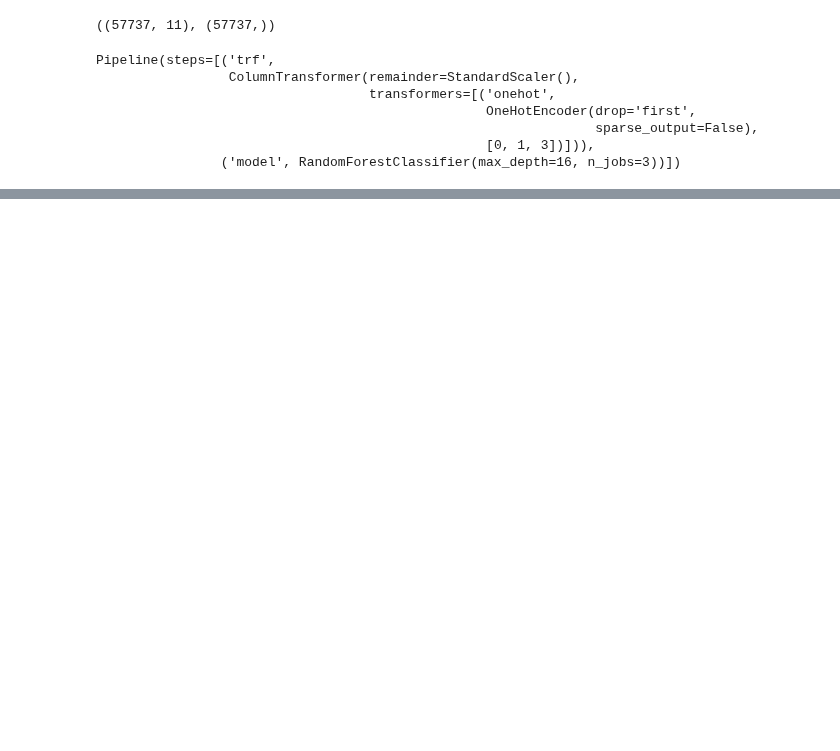
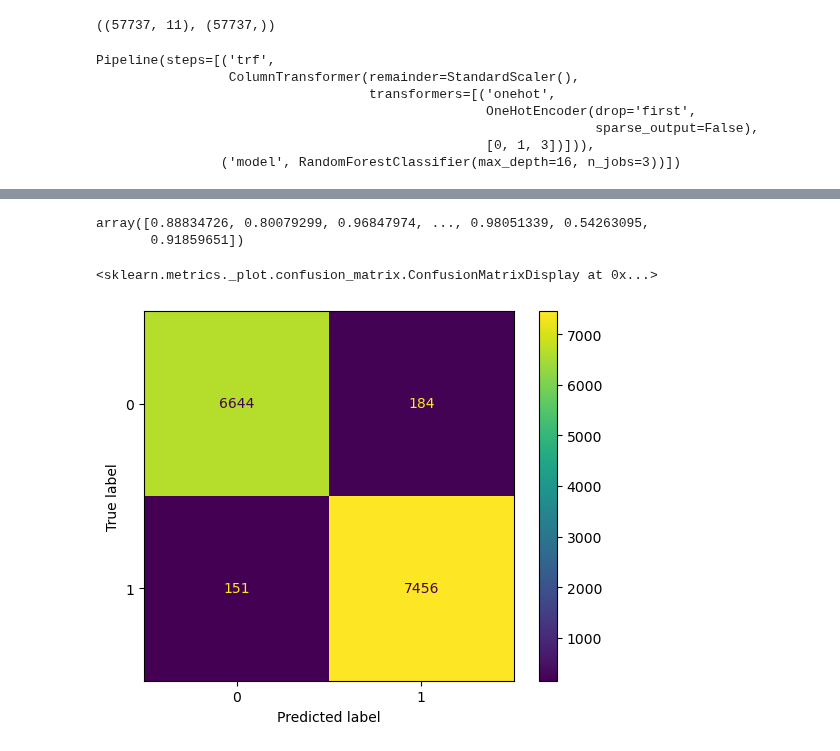
Before and after one commit to abdulvajid1/IPL-Win-Probabiltiy-Predictor, a Jupyter notebook: Untitled.ipynb, the cells around one changed output, grey strips where cells are left out. Drawn from its saved outputs; the diff is of its cells as text; code cells hidden in the pictures; blank space fills up the shorter version.

```diff
--- a/Untitled.ipynb
+++ b/Untitled.ipynb
@@ -234,0 +237,10 @@ metrics.accuracy_score(y_test,y_pred)
+# %%
+y_prob_pred
+# %% [output]
+array([0.88834726, 0.80079299, 0.96847974, ..., 0.98051339, 0.54263095,
+       0.91859651])
+# %%
+metrics.ConfusionMatrixDisplay.from_predictions(y_test,y_pred)
+# %% [output]
+<sklearn.metrics._plot.confusion_matrix.ConfusionMatrixDisplay at 0x...>
+[figure, added]
```
Also changed, not shown: parts of 4 cells of this notebook.
